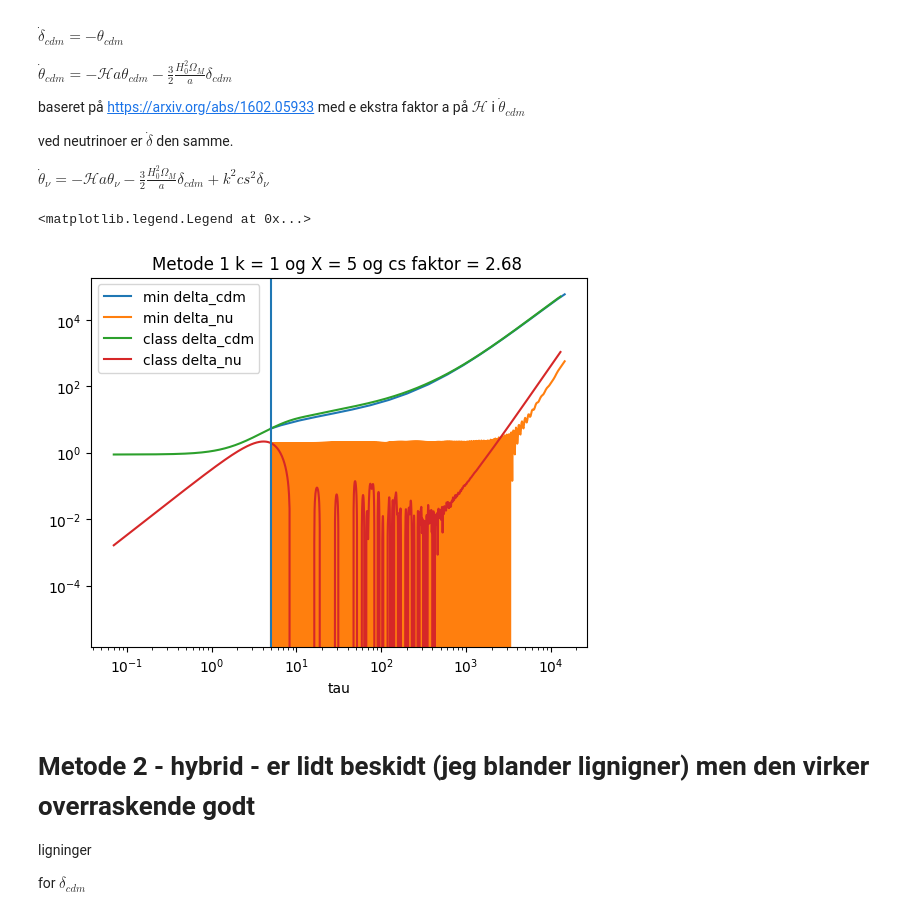
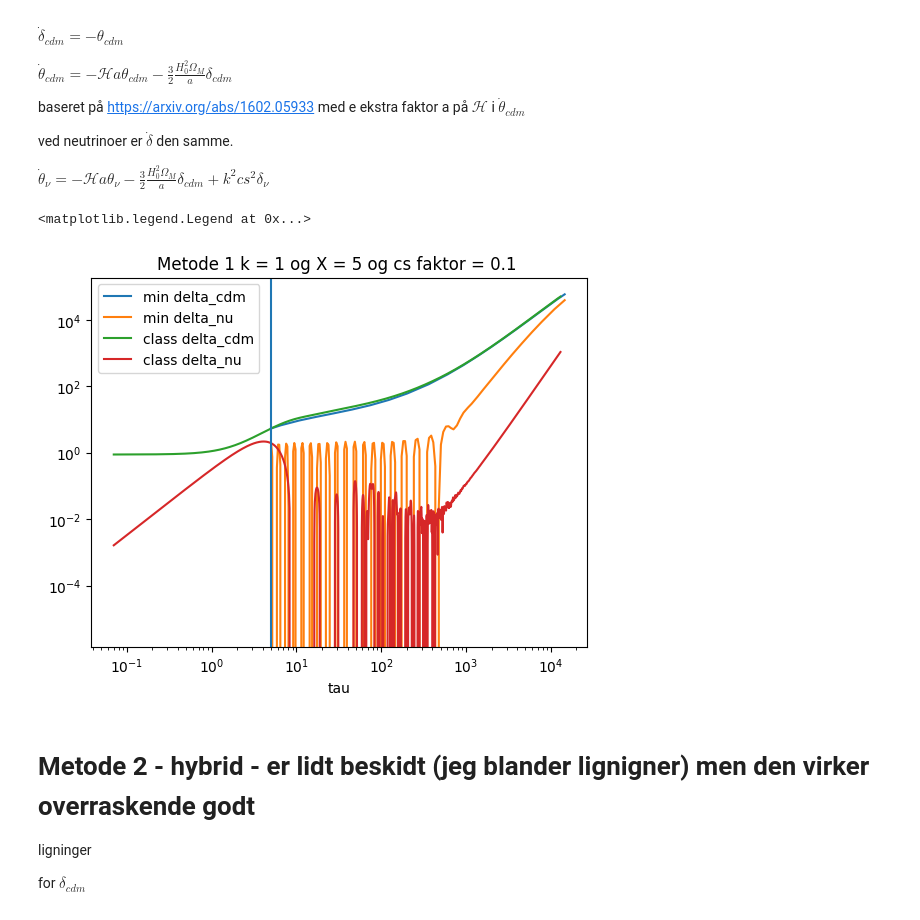
Before and after one commit to eriksteenberg/Power-spectrum-Test, a Jupyter notebook: CDm med cs fremvisning af forskellige metoder.ipynb, the cells around one changed output. Cells and saved outputs as stored; diff of their text form; code cells hidden in the pictures.

```diff
--- a/CDm med cs fremvisning af forskellige metoder.ipynb
+++ b/CDm med cs fremvisning af forskellige metoder.ipynb
@@ -43,8 +43,10 @@ dict_keys(['z', 'proper time [Gyr]', 'conf. time [Mpc]', 'H [1/Mpc]', 'comov. di
 x = 5
 k_ind = 1
 k = kvec[k_ind]
+T_ini = x / k
+# cs front faktoren
+factor = 1e-1#2.68
 
-T_ini = x / k
 
 # udregner Hubbleparameteren
 
@@ -128,7 +130,7 @@ ved neutrinoer er $\dot{\delta}$ den samme.
 $\dot{\theta}_{\nu}   =  -\mathcal{H}a\theta_{\nu} - \frac{3}{2}\frac{H_0 ^2 \Omega_M}{a} \delta_{cdm} + k^2  cs^2 \delta_{\nu}$
 # %%
 t_span = [T_ini,tau[-1]]
-factor = 2.68
+
 
 def cdm_func1(t,y):
     delta = y[0]
@@ -152,34 +154,34 @@ delta_cdm_interp1 = scipy.interpolate.interp1d(t_cdm1,delta_cdm1)
 def cs(a,mv,factor):
     return factor * Tv(a) / mv
 
 def neu_func1(t,y,k,mv,factor):
     delta = y[0]
     theta = y[1]
     a = a_interp(t)
     d_delta   = - theta
     delta_cdm = delta_cdm_interp1(t)
     d_theta   =  -  H(a) * a * theta - (3/2) * H0*H0 * Omega_M * delta_cdm / a  + k**2 * cs(a,mv,factor)**2 * delta
     return [d_delta,d_theta]
 
 
 y01_neutrino = [delta_neutrino_init,theta_neutrino_init]
 
 sol_neu1 = sc.solve_ivp(neu_func1, t_span = t_span, y0 = y01_neutrino,args=(k,mv,factor))
 
 t_nue1 = sol_neu1.t
 delta_neu1 = sol_neu1.y[0]
 
 plt.loglog(t_cdm1,-delta_cdm1,label="min delta_cdm")
 plt.loglog(t_nue1,-delta_neu1,label="min delta_nu")
 plt.loglog(tau_class,-delta_class,label="class delta_cdm")
 plt.loglog(tau_class,-delta_neutrino_class,label="class delta_nu")
 plt.axvline(T_ini)
 plt.xlabel("tau")
 plt.title("Metode 1 k = %s og X = %s og cs faktor = %s " %(k,x,factor))
 plt.legend()
 # %% [output]
 <matplotlib.legend.Legend at 0x...>
-[figure, old version]
+[figure, new version]
 # %% [markdown]
 # Metode 2 - hybrid - er lidt beskidt (jeg blander lignigner) men den virker overraskende godt
 ligninger
```
Also changed, not shown: parts of 4 cells of this notebook.
